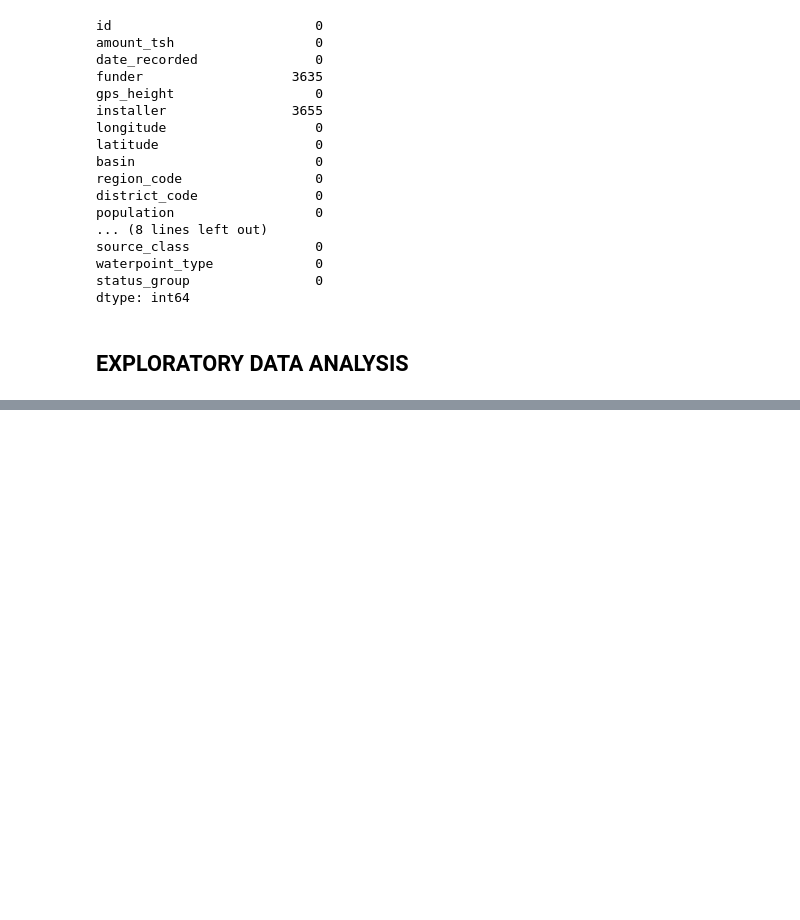
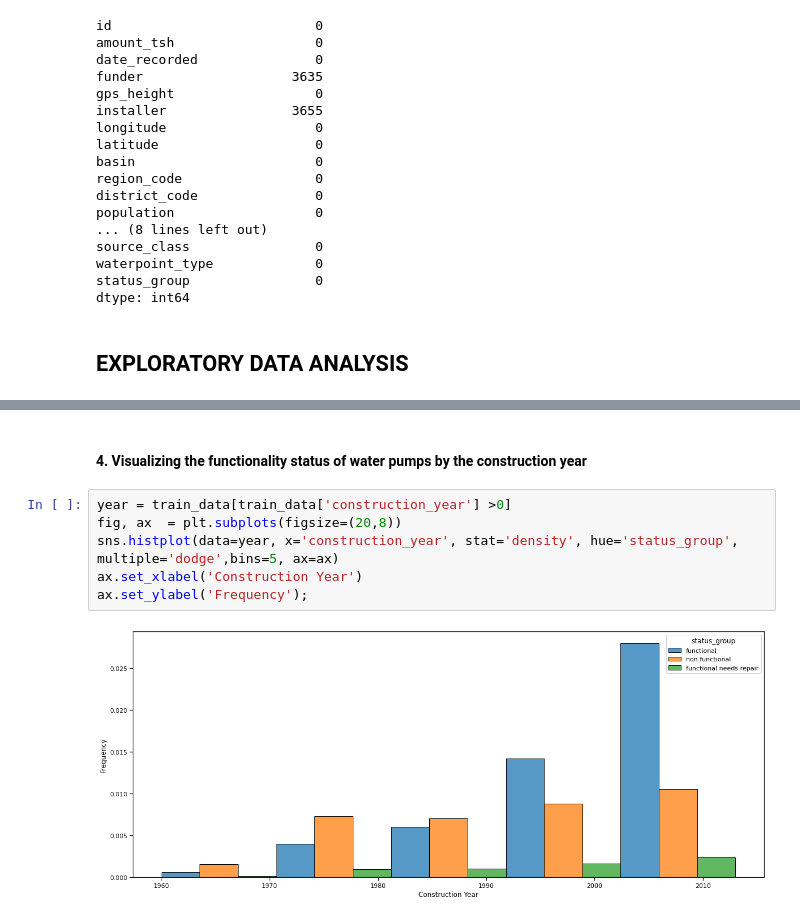
Before and after one commit to pianch/Tanzania_water_pumps_functionality, a Jupyter notebook: index.ipynb, the cells around one changed output, grey strips where cells are left out. Saved outputs shown, nothing was run; the diff lists cells and outputs as text; blank space fills up the shorter version.

```diff
--- a/index.ipynb
+++ b/index.ipynb
@@ -300,0 +318,10 @@ dtype: int64
+# %% [markdown]
+ #### **4. Visualizing the functionality status of water pumps by the construction year**
+# %%
+year = train_data[train_data['construction_year'] >0]
+fig, ax  = plt.subplots(figsize=(20,8))
+sns.histplot(data=year, x='construction_year', stat='density', hue='status_group', multiple='dodge',bins=5, ax=ax)
+ax.set_xlabel('Construction Year')
+ax.set_ylabel('Frequency');
+# %% [output]
+[figure, added]
```
Also changed, not shown: parts of 10 cells of this notebook.
